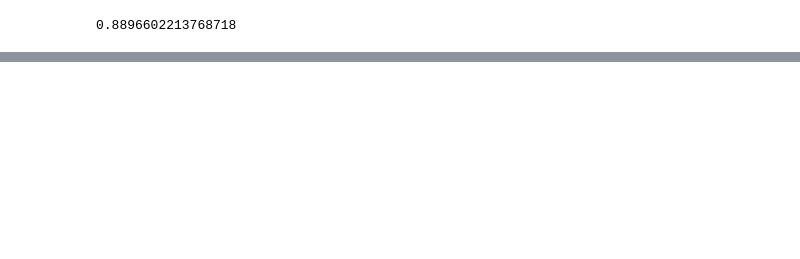
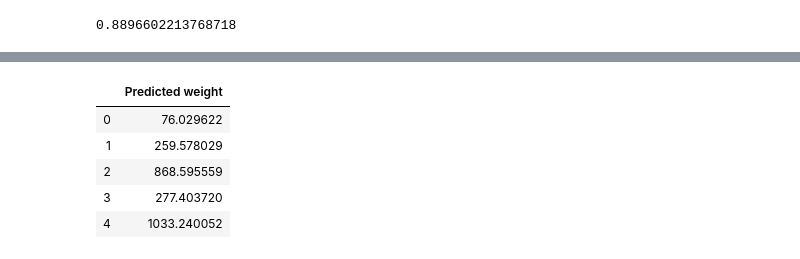
Before and after one commit to chetnakhanna16/FishMarket_WeightEstimation, a Jupyter notebook: FishMarket_WeightEstimation.ipynb, the cells around one changed output, grey strips where cells are left out. Drawn from its saved outputs; the diff is of its cells as text; code cells hidden in the pictures; blank space fills up the shorter version.

```diff
--- a/FishMarket_WeightEstimation.ipynb
+++ b/FishMarket_WeightEstimation.ipynb
@@ -493,0 +566,10 @@ print(r2_score(y_test, y_pred))
+# %%
+df_y_poly_pred = pd.DataFrame(y_poly_pred, columns=["Predicted weight"])
+df_y_poly_pred.head()
+# %% [output]
+|  | Predicted weight |
+| 0 | 76.029622 |
+| 1 | 259.578029 |
+| 2 | 868.595559 |
+| 3 | 277.403720 |
+| 4 | 1033.240052 |
```
Also changed, not shown: parts of 26 cells of this notebook.
